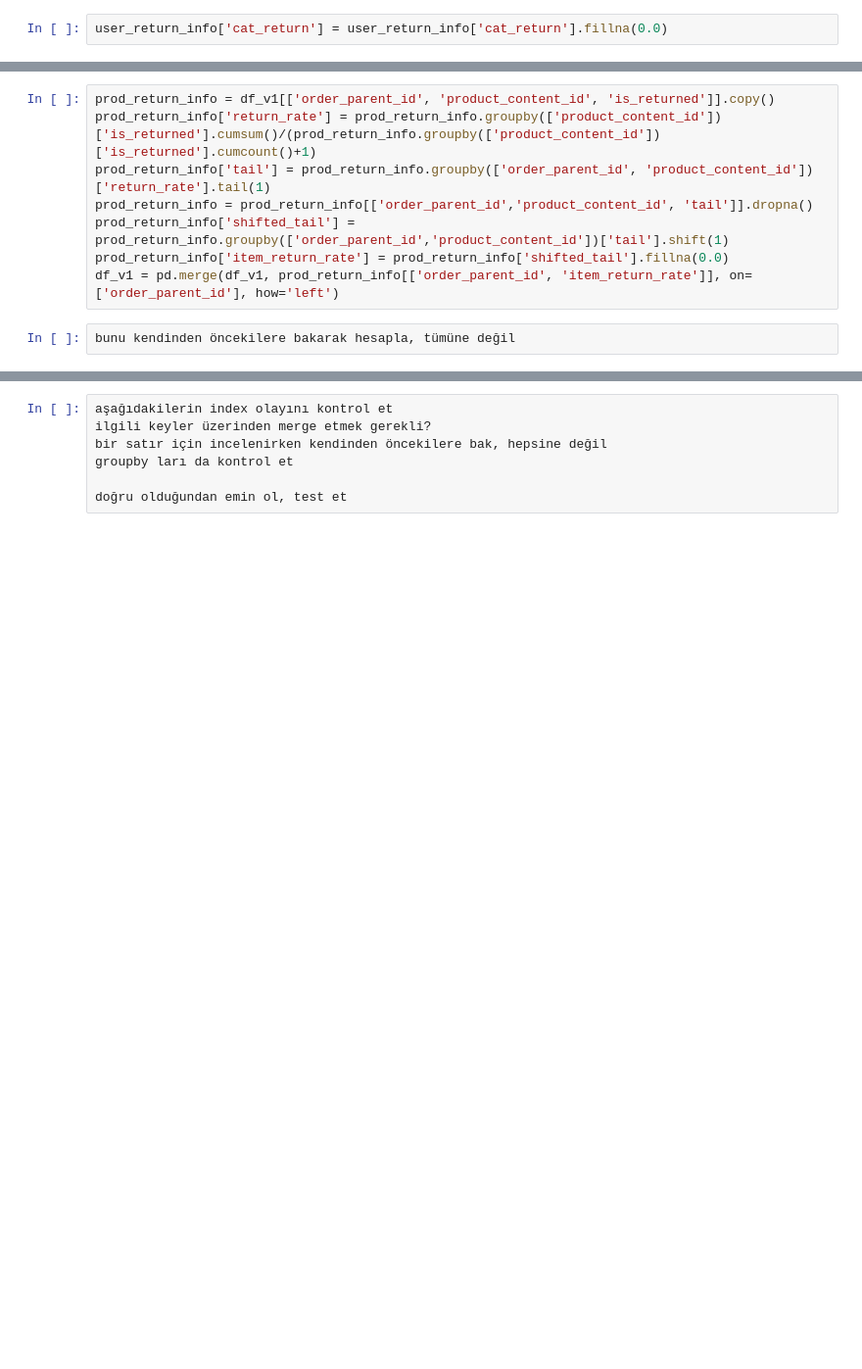
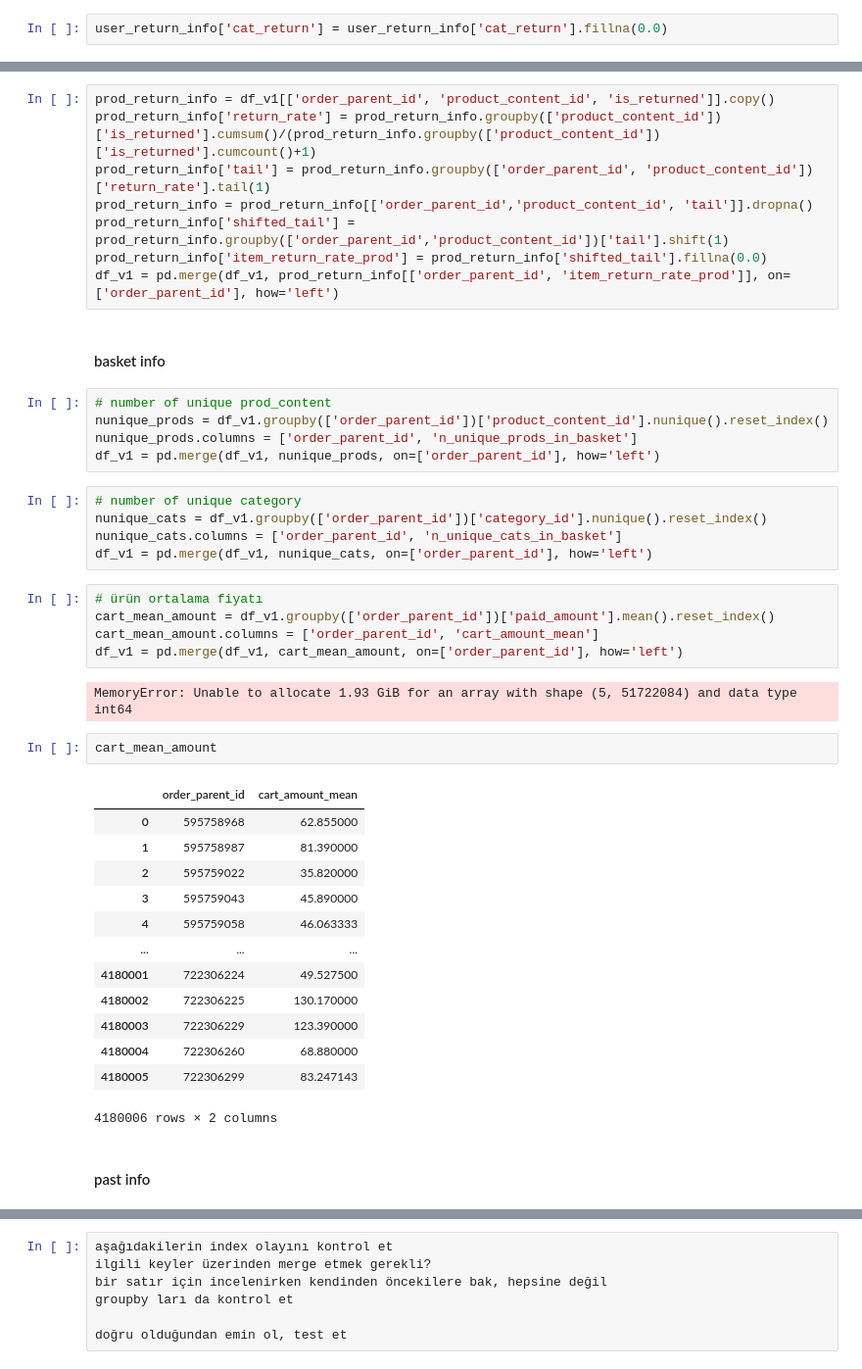
Before and after one commit to ihkaraman/trendyol_datathon_21, a Jupyter notebook: read_preparation.ipynb, the cells around one changed output, grey strips where cells are left out. Shown at 98% size. Saved outputs shown, nothing was run; the diff lists cells and outputs as text; blank space fills up the shorter version.

```diff
--- a/read_preparation.ipynb
+++ b/read_preparation.ipynb
@@ -421,7 +519,42 @@ prod_return_info['return_rate'] = prod_return_info.groupby(['product_content_id'
 prod_return_info['tail'] = prod_return_info.groupby(['order_parent_id', 'product_content_id'])['return_rate'].tail(1)
 prod_return_info = prod_return_info[['order_parent_id','product_content_id', 'tail']].dropna()
 prod_return_info['shifted_tail'] = prod_return_info.groupby(['order_parent_id','product_content_id'])['tail'].shift(1)
-prod_return_info['item_return_rate'] = prod_return_info['shifted_tail'].fillna(0.0)
-df_v1 = pd.merge(df_v1, prod_return_info[['order_parent_id', 'item_return_rate']], on=['order_parent_id'], how='left')
+prod_return_info['item_return_rate_prod'] = prod_return_info['shifted_tail'].fillna(0.0)
+df_v1 = pd.merge(df_v1, prod_return_info[['order_parent_id', 'item_return_rate_prod']], on=['order_parent_id'], how='left')
-# %%
-bunu kendinden öncekilere bakarak hesapla, tümüne değil
+# %% [markdown]
+#### basket info
+# %%
+# number of unique prod_content
+nunique_prods = df_v1.groupby(['order_parent_id'])['product_content_id'].nunique().reset_index()
+nunique_prods.columns = ['order_parent_id', 'n_unique_prods_in_basket']
+df_v1 = pd.merge(df_v1, nunique_prods, on=['order_parent_id'], how='left')
+# %%
+# number of unique category
+nunique_cats = df_v1.groupby(['order_parent_id'])['category_id'].nunique().reset_index()
+nunique_cats.columns = ['order_parent_id', 'n_unique_cats_in_basket']
+df_v1 = pd.merge(df_v1, nunique_cats, on=['order_parent_id'], how='left')
+# %%
+# ürün ortalama fiyatı
+cart_mean_amount = df_v1.groupby(['order_parent_id'])['paid_amount'].mean().reset_index()
+cart_mean_amount.columns = ['order_parent_id', 'cart_amount_mean']
+df_v1 = pd.merge(df_v1, cart_mean_amount, on=['order_parent_id'], how='left')
+# %% [output]
+MemoryError: Unable to allocate 1.93 GiB for an array with shape (5, 51722084) and data type int64
+# %%
+cart_mean_amount
+# %% [output]
+|  | order_parent_id | cart_amount_mean |
+| 0 | 595758968 | 62.855000 |
+| 1 | 595758987 | 81.390000 |
+| 2 | 595759022 | 35.820000 |
+| 3 | 595759043 | 45.890000 |
+| 4 | 595759058 | 46.063333 |
+| ... | ... | ... |
+| 4180001 | 722306224 | 49.527500 |
+| 4180002 | 722306225 | 130.170000 |
+| 4180003 | 722306229 | 123.390000 |
+| 4180004 | 722306260 | 68.880000 |
+| 4180005 | 722306299 | 83.247143 |
+4180006 rows × 2 columns
+# %% [markdown]
+#### past info
```
Also changed, not shown: parts of 55 cells of this notebook, 2 other files.
